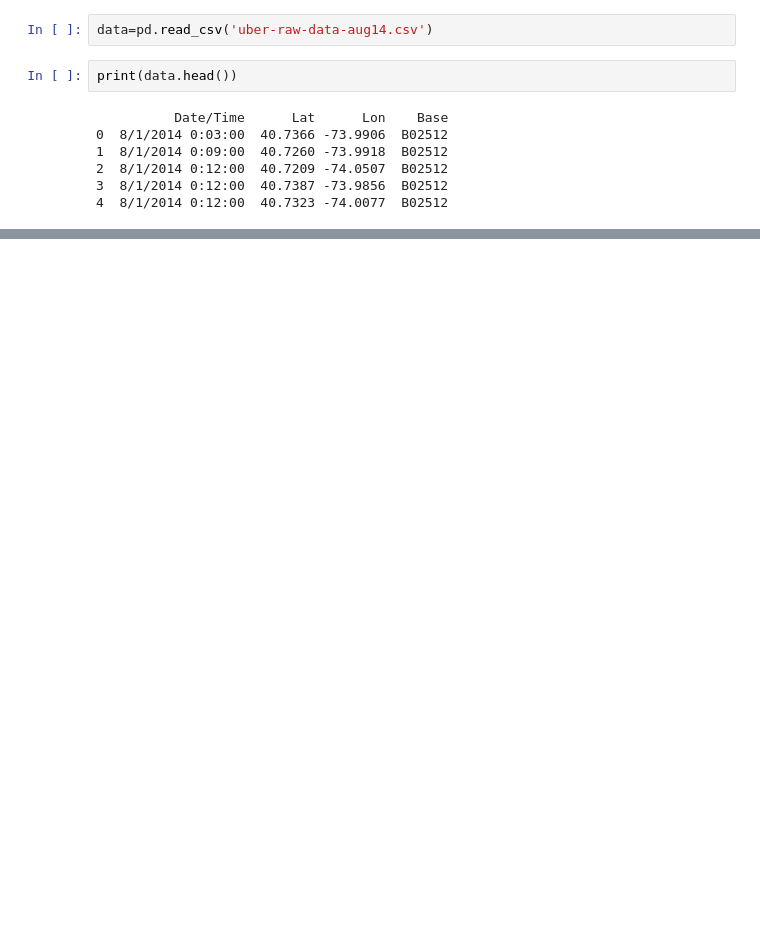
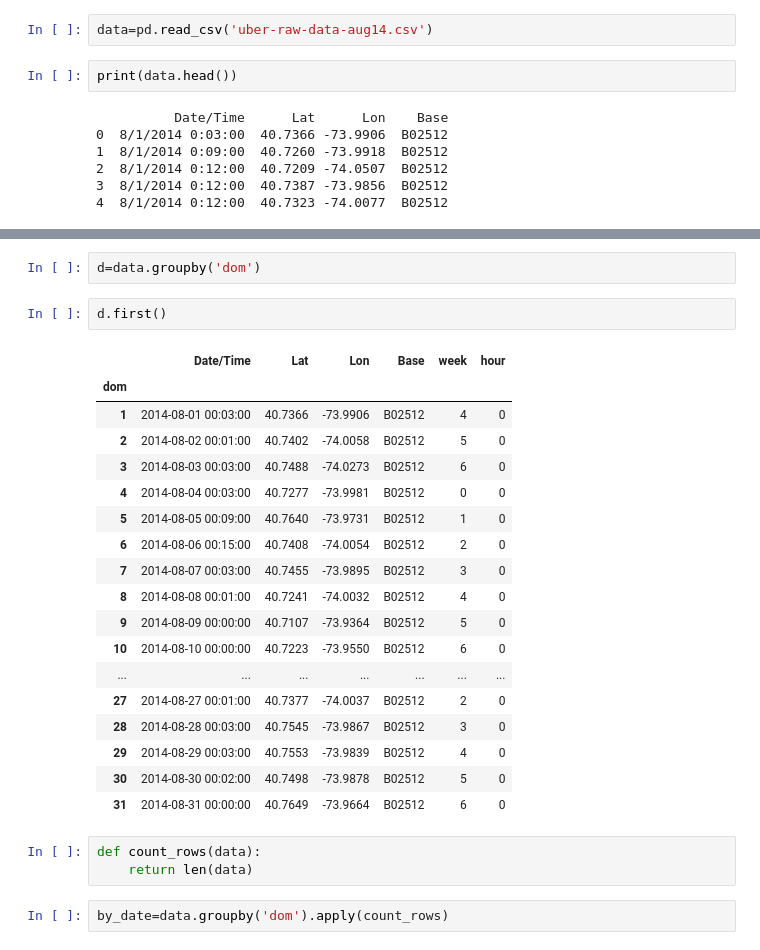
Before and after one commit to ShivamSainier/Uber-Data-Analysis, a Jupyter notebook: uber_data_analysis.ipynb, the cells around one changed output, grey strips where cells are left out. Saved outputs shown, nothing was run; the diff lists cells and outputs as text; blank space fills up the shorter version.

```diff
--- a/uber_data_analysis.ipynb
+++ b/uber_data_analysis.ipynb
@@ -62,0 +58,28 @@ data.tail()
+# %%
+d=data.groupby('dom')
+# %%
+d.first()
+# %% [output]
+|  | Date/Time | Lat | Lon | Base | week | hour |
+| dom |  |  |  |  |  |  |
+| 1 | 2014-08-01 00:03:00 | 40.7366 | -73.9906 | B02512 | 4 | 0 |
+| 2 | 2014-08-02 00:01:00 | 40.7402 | -74.0058 | B02512 | 5 | 0 |
+| 3 | 2014-08-03 00:03:00 | 40.7488 | -74.0273 | B02512 | 6 | 0 |
+| 4 | 2014-08-04 00:03:00 | 40.7277 | -73.9981 | B02512 | 0 | 0 |
+| 5 | 2014-08-05 00:09:00 | 40.7640 | -73.9731 | B02512 | 1 | 0 |
+| 6 | 2014-08-06 00:15:00 | 40.7408 | -74.0054 | B02512 | 2 | 0 |
+| 7 | 2014-08-07 00:03:00 | 40.7455 | -73.9895 | B02512 | 3 | 0 |
+| 8 | 2014-08-08 00:01:00 | 40.7241 | -74.0032 | B02512 | 4 | 0 |
+| 9 | 2014-08-09 00:00:00 | 40.7107 | -73.9364 | B02512 | 5 | 0 |
+| 10 | 2014-08-10 00:00:00 | 40.7223 | -73.9550 | B02512 | 6 | 0 |
+| ... | ... | ... | ... | ... | ... | ... |
+| 27 | 2014-08-27 00:01:00 | 40.7377 | -74.0037 | B02512 | 2 | 0 |
+| 28 | 2014-08-28 00:03:00 | 40.7545 | -73.9867 | B02512 | 3 | 0 |
+| 29 | 2014-08-29 00:03:00 | 40.7553 | -73.9839 | B02512 | 4 | 0 |
+| 30 | 2014-08-30 00:02:00 | 40.7498 | -73.9878 | B02512 | 5 | 0 |
+| 31 | 2014-08-31 00:00:00 | 40.7649 | -73.9664 | B02512 | 6 | 0 |
+# %%
+def count_rows(data):
+    return len(data)
+# %%
+by_date=data.groupby('dom').apply(count_rows)
```
Also changed, not shown: parts of 16 cells of this notebook.
